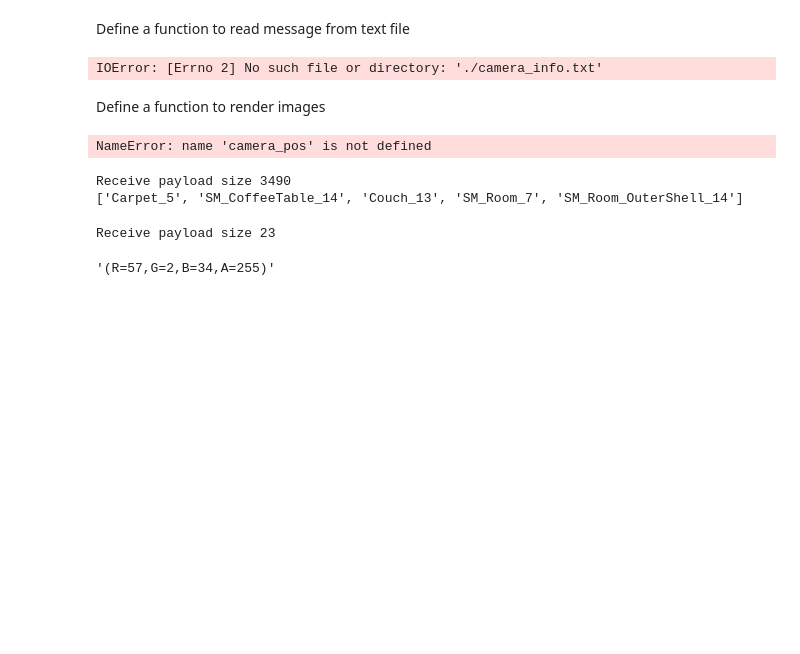
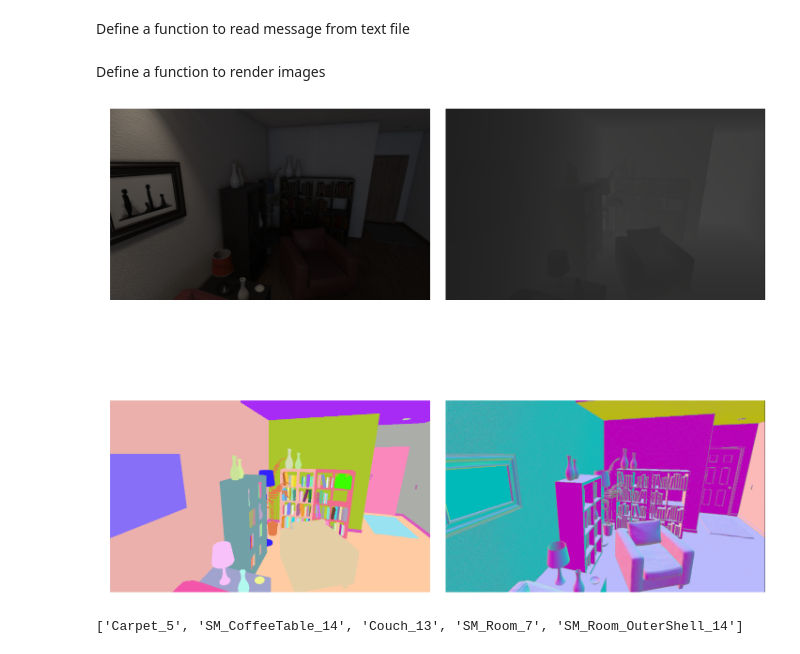
Before and after one commit to unrealcv/unrealcv, a Jupyter notebook: client/examples/generate-images.ipynb, the cells around one changed output. Saved outputs shown, nothing was run; the diff lists cells and outputs as text; code cells hidden in the pictures; blank space fills up the shorter version.

```diff
--- a/client/examples/generate-images.ipynb
+++ b/client/examples/generate-images.ipynb
@@ -18,7 +25,4 @@ def print_message(msg):
 # %%
 ue4cv.client.connect() # Make sure unrealcv server can detect client disconnection
-if ue4cv.client.isconnected():
-    print 'Client connected'
-else:
-    print 'Error, Can not connect to the game, make sure the game is running'
+request = ue4cv.client.request
 # %% [output]
@@ -46,55 +53,47 @@ def read_camera_info(filename):
             rotation = [float(v) for v in line.split(' ')]
             camera_pos.append((location, rotation))
     return camera_pos
+
+camera_pos = read_camera_info('./realistic_rendering_camera_info.txt')
-# %%
-camera_pos = read_camera_info('./camera_info.txt')
-# %% [output]
-IOError: [Errno 2] No such file or directory: './camera_info.txt'
 # %% [markdown]
 Define a function to render images
 # %%
 import time
-def render_frame(client, pos):
+def render_frame(pos):
     loc = pos[0] # location
     rot = pos[1] # rotation
     cmd = 'vset /camera/0/location %.3f %.3f %.3f' % (loc[0], loc[1], loc[2])
-    response = client.request(cmd)
+    response = request(cmd)
     assert response == 'ok'
     cmd = 'vset /camera/0/rotation %.3f %.3f %.3f' % (rot[0], rot[1], rot[2])
-    response = client.request(cmd)
+    response = request(cmd)
     assert response == 'ok'
     files = []
-    f1 = client.request('vget /camera/0/lit')
-    f2 = client.request('vget /camera/0/depth')
-    f3 = client.request('vget /camera/0/object_mask')
-    f4 = client.request('vget /camera/0/normal')
+    f1 = request('vget /camera/0/lit')
+    f2 = request('vget /camera/0/depth')
+    f3 = request('vget /camera/0/object_mask')
+    f4 = request('vget /camera/0/normal')
 
     return [f1, f2, f3, f4]
 # %%
 import matplotlib.pyplot as plt
 %matplotlib inline
 plt.rcParams['figure.figsize'] = (20.0, 20.0)
 
 pos = camera_pos[1]
-files = render_frame(client, pos)
+files = render_frame(pos)
 N = len(files)
 for i in range(N):
     plt.subplot(N/2,2,i+1)
     im = plt.imread(files[i])
     plt.imshow(im)
     plt.axis('off')
 plt.tight_layout()
 # %% [output]
-NameError: name 'camera_pos' is not defined
+[figure, added]
 # %%
-objects = client.request('vget /objects').split(' ')
+%timeit
+objects = request('vget /objects').split(' ')
 print objects[:5]
 # %% [output]
-Receive payload size 3490
 ['Carpet_5', 'SM_CoffeeTable_14', 'Couch_13', 'SM_Room_7', 'SM_Room_OuterShell_14']
-# %%
-objname = objects[0]
-client.request('vget /object/%s/color' % objname)
-# %% [output]
-Receive payload size 23
-'(R=57,G=2,B=34,A=255)'
```
Also changed, not shown: parts of 7 cells of this notebook.
